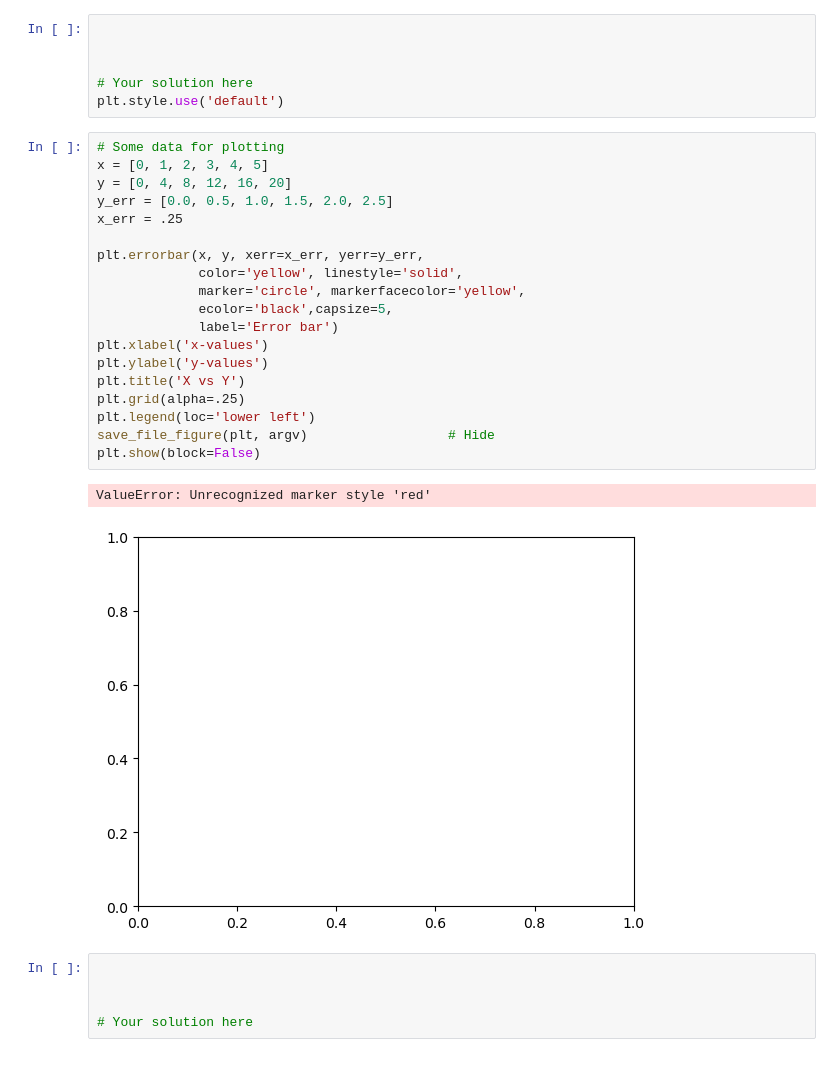
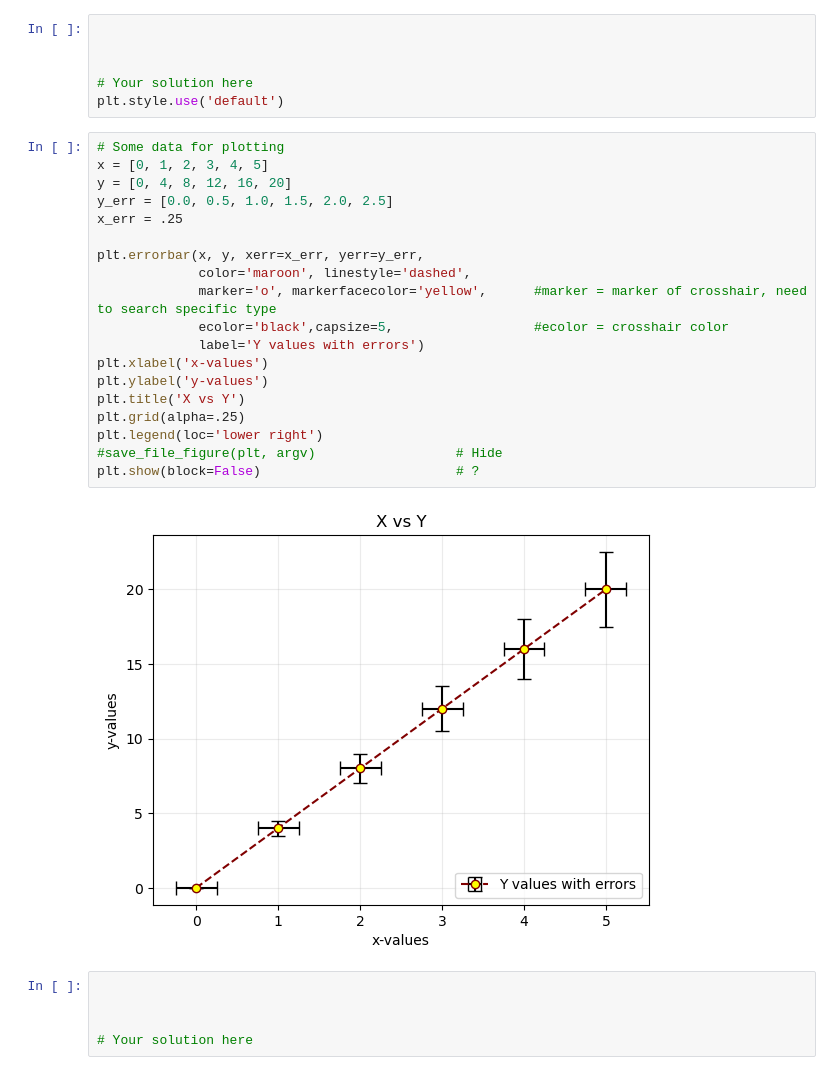
Before and after one commit to SPS-SP2273/learning-portfolio-bryantyj, a Jupyter notebook: plotting/plotting_(need).ipynb, the cells around one changed output. Saved outputs shown, nothing was run; the diff lists cells and outputs as text.

```diff
--- a/plotting/plotting_(need).ipynb
+++ b/plotting/plotting_(need).ipynb
@@ -278,28 +261,27 @@ findfont: Font family 'Comic Neue' not found.
 
 # Your solution here
 plt.style.use('default')
-# %%
-# Some data for plotting
-x = [0, 1, 2, 3, 4, 5]
-y = [0, 4, 8, 12, 16, 20]
-y_err = [0.0, 0.5, 1.0, 1.5, 2.0, 2.5]
-x_err = .25
-
-plt.errorbar(x, y, xerr=x_err, yerr=y_err,
-             color='yellow', linestyle='solid',
-             marker='circle', markerfacecolor='yellow',
-             ecolor='black',capsize=5,
-             label='Error bar')
-plt.xlabel('x-values')
-plt.ylabel('y-values')
-plt.title('X vs Y')
-plt.grid(alpha=.25)
-plt.legend(loc='lower left')
-save_file_figure(plt, argv)                  # Hide
-plt.show(block=False)
-# %% [output]
-ValueError: Unrecognized marker style 'red'
-[figure, removed]
+# %%
+# Some data for plotting
+x = [0, 1, 2, 3, 4, 5]
+y = [0, 4, 8, 12, 16, 20]
+y_err = [0.0, 0.5, 1.0, 1.5, 2.0, 2.5]
+x_err = .25
+
+plt.errorbar(x, y, xerr=x_err, yerr=y_err,
+             color='maroon', linestyle='dashed',
+             marker='o', markerfacecolor='yellow',      #marker = marker of crosshair, need to search specific type
+             ecolor='black',capsize=5,                  #ecolor = crosshair color
+             label='Y values with errors')
+plt.xlabel('x-values')
+plt.ylabel('y-values')
+plt.title('X vs Y')
+plt.grid(alpha=.25)
+plt.legend(loc='lower right')
+#save_file_figure(plt, argv)                  # Hide
+plt.show(block=False)                         # ?
+# %% [output]
+[figure, added]
 # %%
 
 
```
Also changed, not shown: parts of 28 cells of this notebook.
